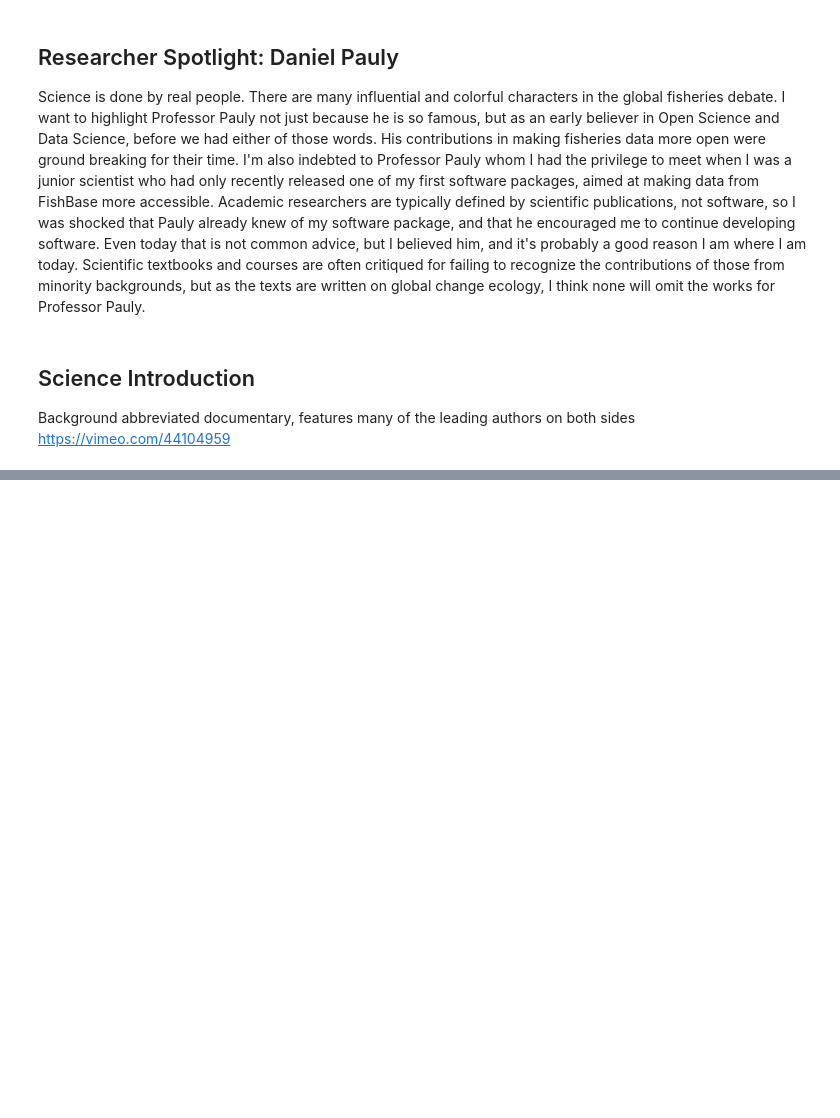
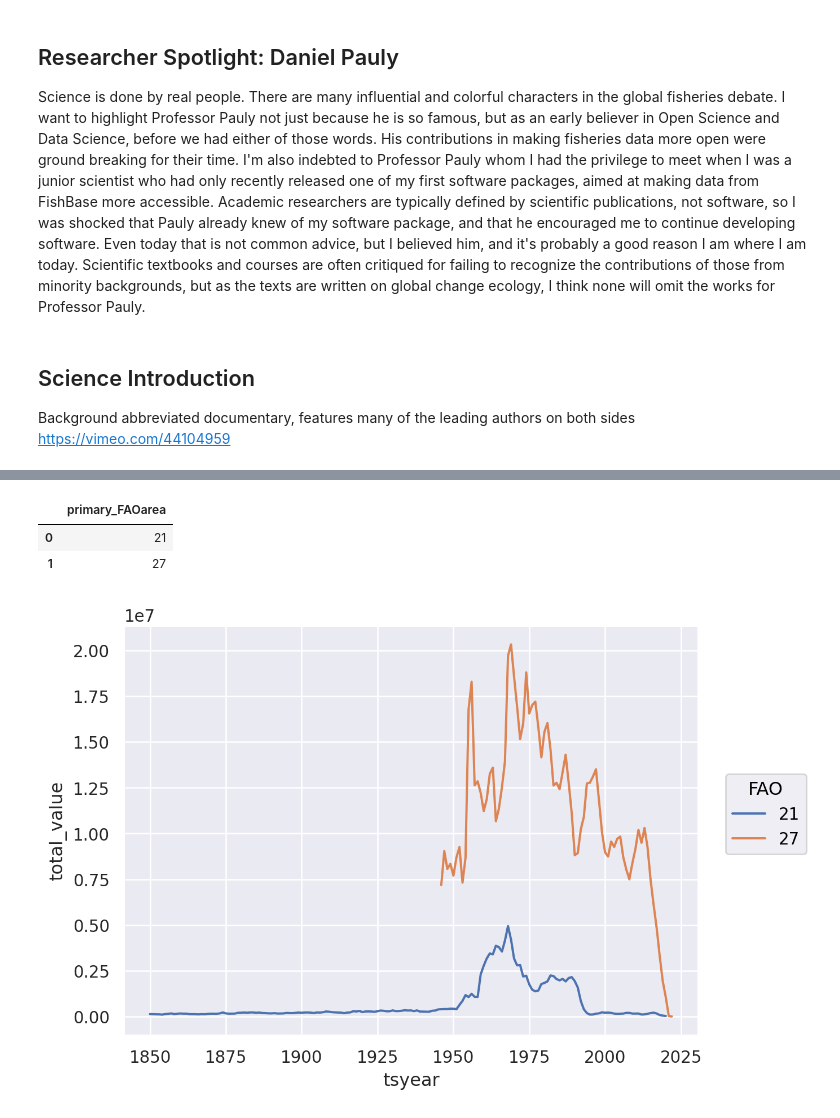
Before and after one commit to espm-288/fish-fishy-fish, a Jupyter notebook: notebook.ipynb, the cells around one changed output, grey strips where cells are left out. Saved outputs shown, nothing was run; the diff lists cells and outputs as text; code cells hidden in the pictures; blank space fills up the shorter version.

```diff
--- a/notebook.ipynb
+++ b/notebook.ipynb
@@ -124,0 +81,8 @@ stock.filter(_.commonname=="Atlantic cod").execute()
+# %%
+cod_catch=(fish
+.filter(_.tscategory=="CATCH or LANDINGS")
+.filter(_.tsunique == "TCbest-MT")
+.filter(_.commonname=="Atlantic cod")
+)
+
+cod_catch
@@ -124,0 +107,19 @@ stock.filter(_.commonname=="Atlantic cod").execute()
+# %%
+cod_catch.select(_.primary_FAOarea).distinct().execute()
+# %% [output]
+|  | primary_FAOarea |
+| 0 | 21 |
+| 1 | 27 |
+# %%
+cod_year = (
+    cod_catch
+        .mutate(FAO = _.primary_FAOarea.cast("str"))
+        .group_by(_.tsyear, _.FAO)
+        .agg(total_value = _.tsvalue.sum())
+)
+# %%
+(so.Plot(data = cod_year, x = "tsyear", y = "total_value", color = "FAO")
+    .add(so.Line())
+    )
+# %% [output]
+[figure, added]
```
Also changed, not shown: parts of 9 cells of this notebook.
